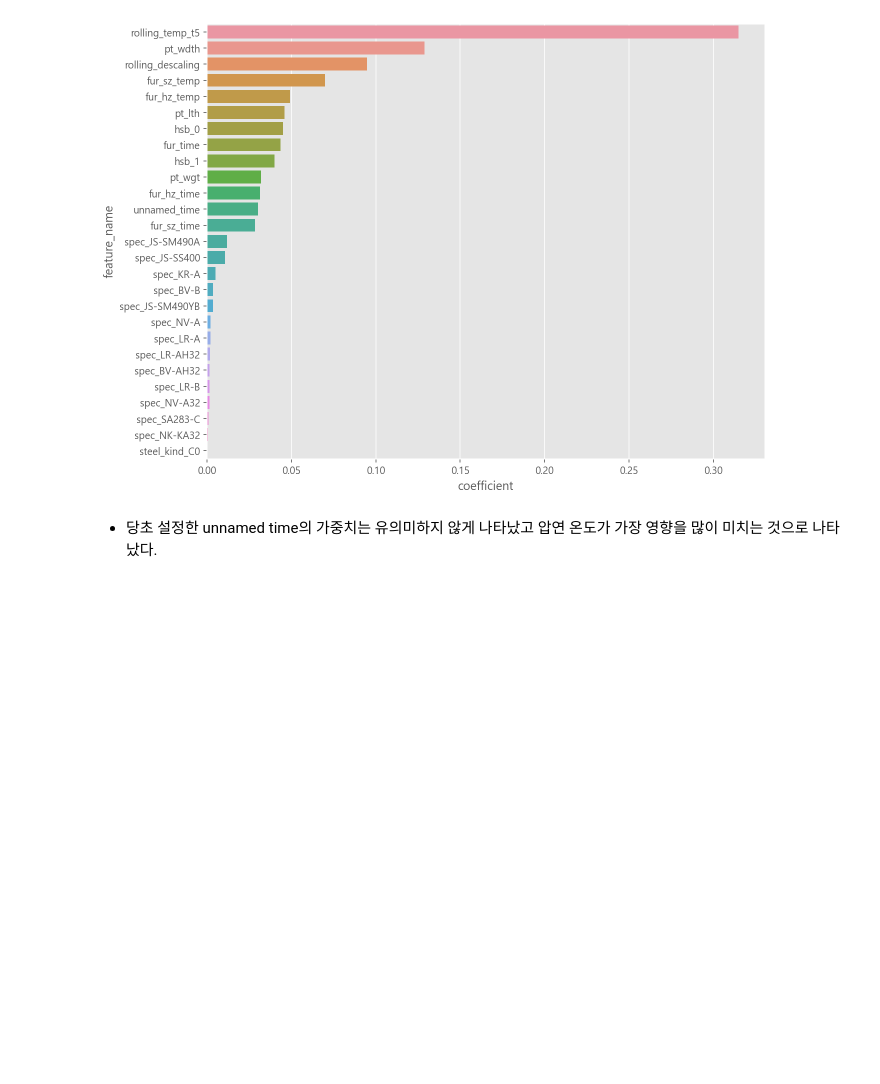
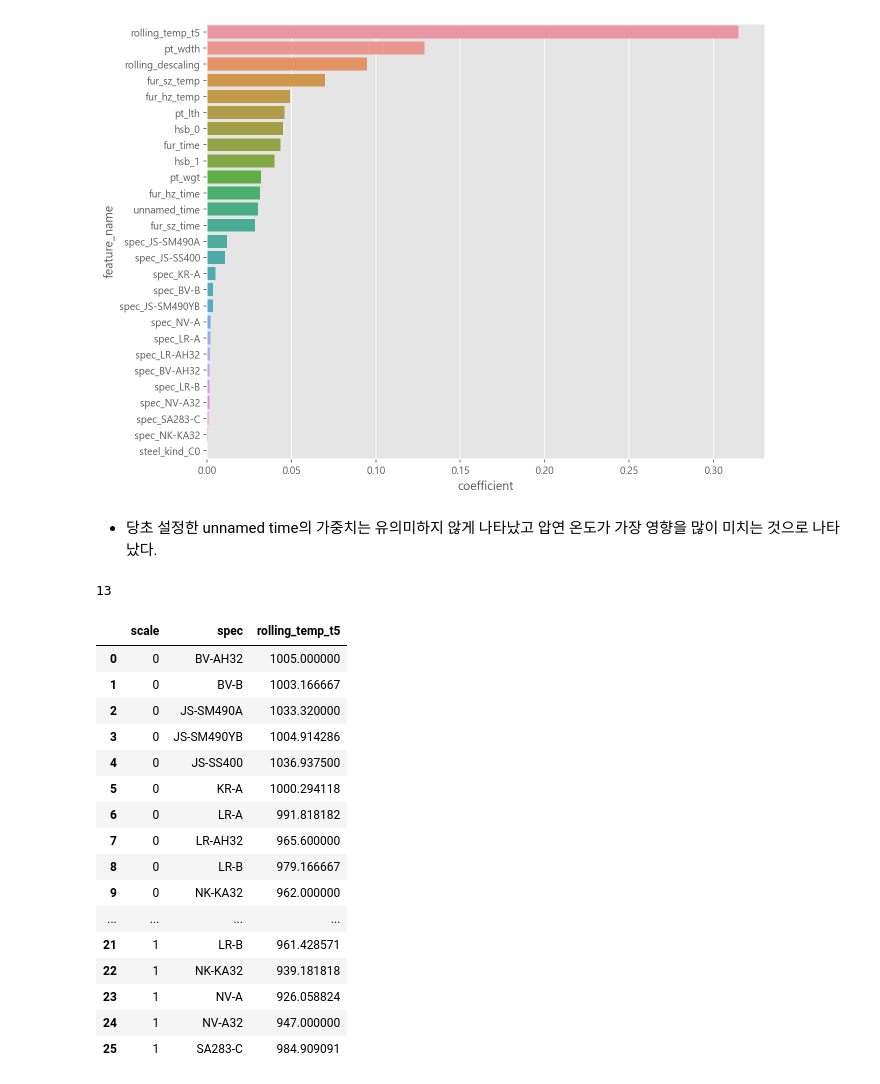
Before and after one commit to Liamns/steel_project, a Jupyter notebook: mg_project_1028.ipynb, the cells around one changed output. Drawn from its saved outputs; the diff is of its cells as text; code cells hidden in the pictures; blank space fills up the shorter version.

```diff
--- a/mg_project_1028.ipynb
+++ b/mg_project_1028.ipynb
@@ -574,3 +571,28 @@ sns.barplot(data=importance, x='coefficient',y='feature_name')
 [figure]
 # %% [markdown]
 - 당초 설정한 unnamed time의 가중치는 유의미하지 않게 나타났고 압연 온도가 가장 영향을 많이 미치는 것으로 나타났다.
+# %%
+main_02['spec'].nunique()
+# %% [output]
+13
+# %%
+ans = main_02.groupby(['scale','spec'], as_index=False)[['rolling_temp_t5']].mean()
+ans
+# %% [output]
+|  | scale | spec | rolling_temp_t5 |
+| 0 | 0 | BV-AH32 | 1005.000000 |
+| 1 | 0 | BV-B | 1003.166667 |
+| 2 | 0 | JS-SM490A | 1033.320000 |
+| 3 | 0 | JS-SM490YB | 1004.914286 |
+| 4 | 0 | JS-SS400 | 1036.937500 |
+| 5 | 0 | KR-A | 1000.294118 |
+| 6 | 0 | LR-A | 991.818182 |
+| 7 | 0 | LR-AH32 | 965.600000 |
+| 8 | 0 | LR-B | 979.166667 |
+| 9 | 0 | NK-KA32 | 962.000000 |
+| ... | ... | ... | ... |
+| 21 | 1 | LR-B | 961.428571 |
+| 22 | 1 | NK-KA32 | 939.181818 |
+| 23 | 1 | NV-A | 926.058824 |
+| 24 | 1 | NV-A32 | 947.000000 |
+| 25 | 1 | SA283-C | 984.909091 |
```
Also changed, not shown: parts of 2 cells of this notebook.
